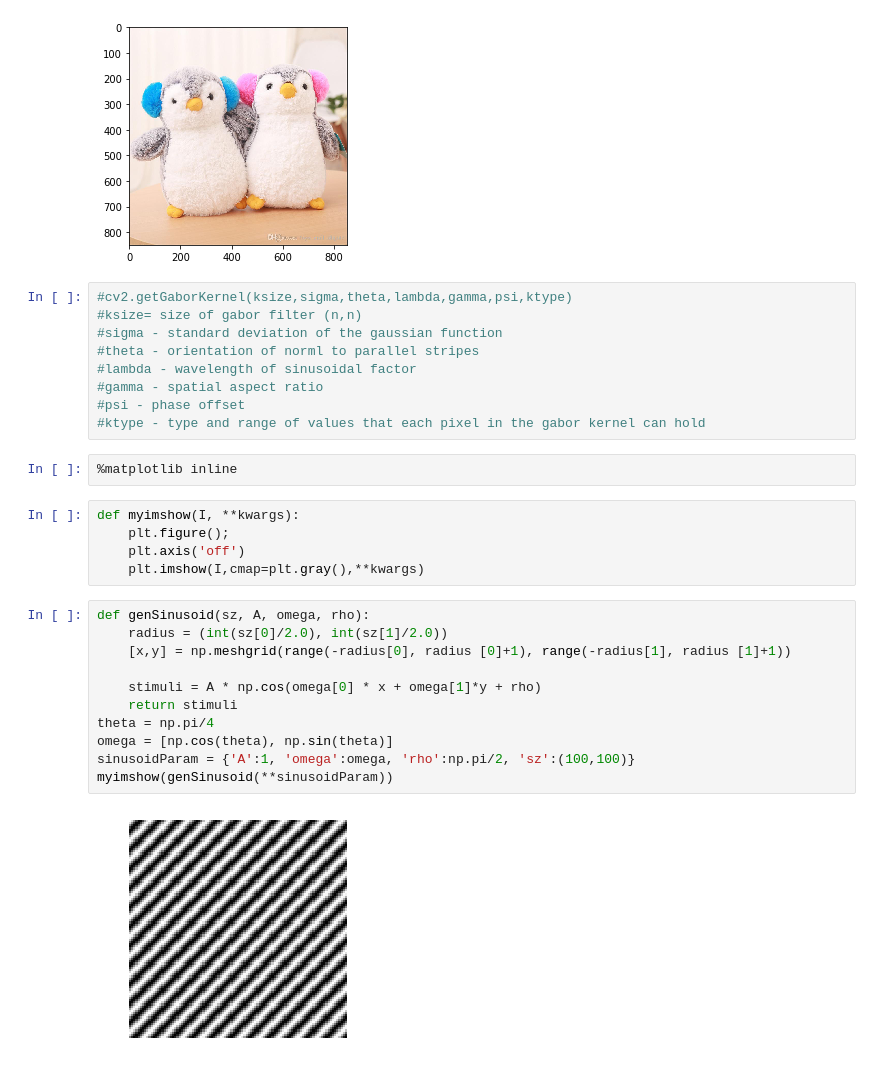
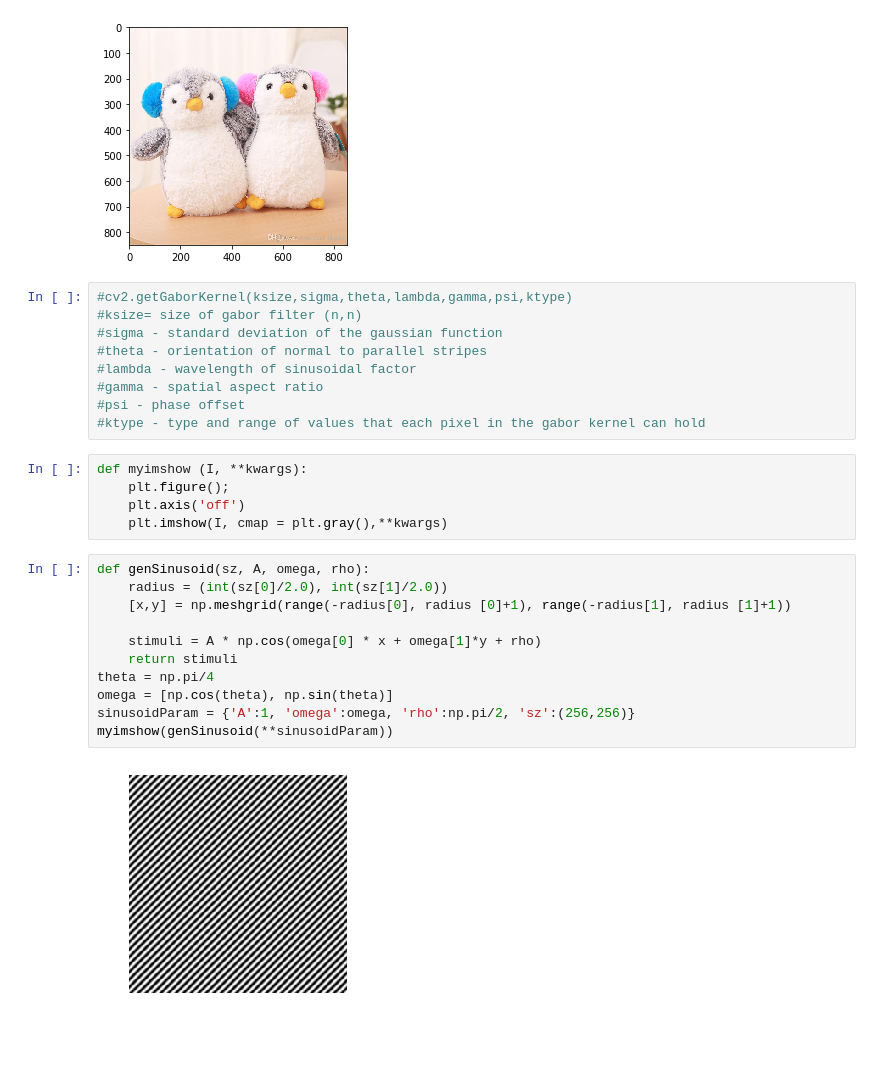
Before and after one commit to chloequinto/ImgProc, a Jupyter notebook: Project/Gabor Filter.ipynb, the cells around one changed output. Drawn from its saved outputs; the diff is of its cells as text; blank space fills up the shorter version.

```diff
--- a/Project/Gabor Filter.ipynb
+++ b/Project/Gabor Filter.ipynb
@@ -15,28 +22,26 @@ plt.imshow(image)
 #cv2.getGaborKernel(ksize,sigma,theta,lambda,gamma,psi,ktype)
 #ksize= size of gabor filter (n,n)
 #sigma - standard deviation of the gaussian function
-#theta - orientation of norml to parallel stripes
+#theta - orientation of normal to parallel stripes
 #lambda - wavelength of sinusoidal factor
 #gamma - spatial aspect ratio
 #psi - phase offset
 #ktype - type and range of values that each pixel in the gabor kernel can hold
-# %%
-%matplotlib inline
 # %%
-def myimshow(I, **kwargs):
+def myimshow (I, **kwargs):
     plt.figure();
     plt.axis('off')
-    plt.imshow(I,cmap=plt.gray(),**kwargs)
+    plt.imshow(I, cmap = plt.gray(),**kwargs)
 # %%
 def genSinusoid(sz, A, omega, rho):
     radius = (int(sz[0]/2.0), int(sz[1]/2.0))
     [x,y] = np.meshgrid(range(-radius[0], radius [0]+1), range(-radius[1], radius [1]+1))
 
     stimuli = A * np.cos(omega[0] * x + omega[1]*y + rho)
     return stimuli
 theta = np.pi/4
 omega = [np.cos(theta), np.sin(theta)]
-sinusoidParam = {'A':1, 'omega':omega, 'rho':np.pi/2, 'sz':(100,100)}
+sinusoidParam = {'A':1, 'omega':omega, 'rho':np.pi/2, 'sz':(256,256)}
 myimshow(genSinusoid(**sinusoidParam))
 # %% [output]
-[figure, old version]
+[figure, new version]
```
Also changed, not shown: parts of 8 cells of this notebook, 4 other files.
